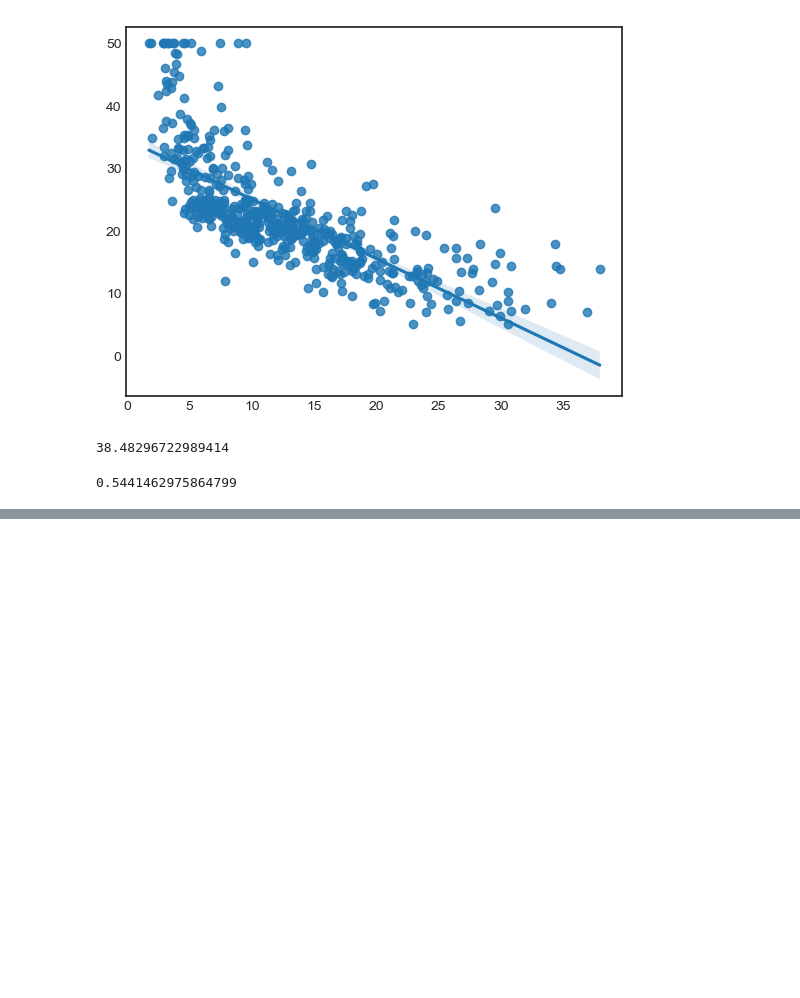
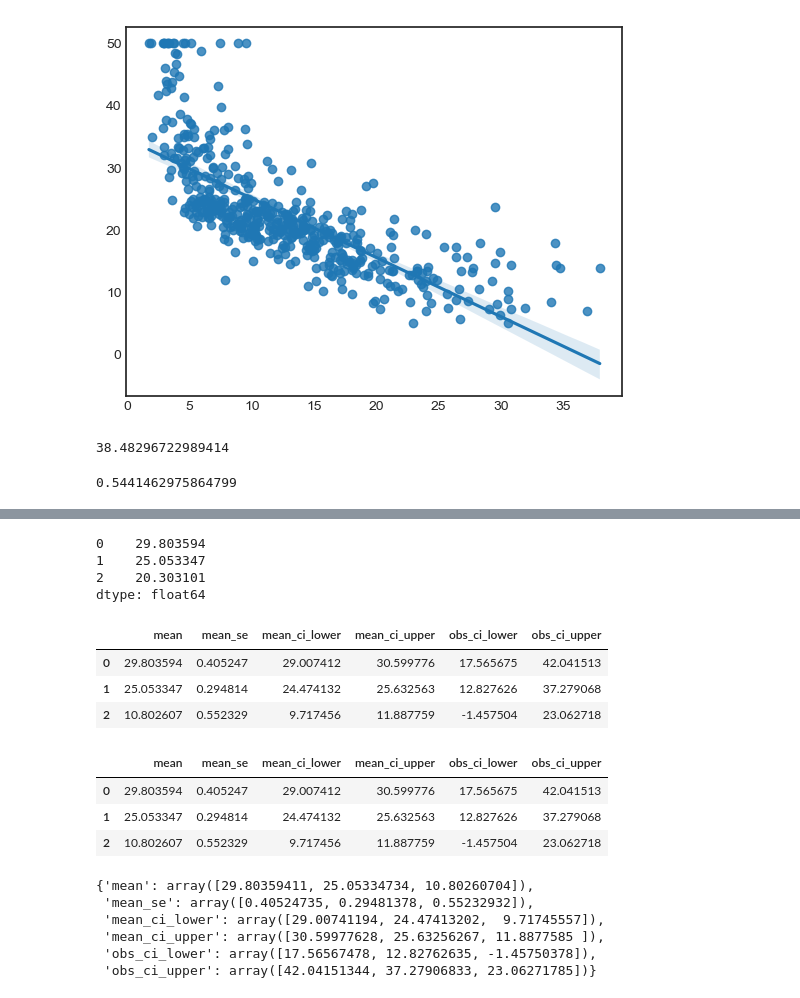
Before and after one commit to ASarkar94/ISLRv2, a Jupyter notebook: ch03_linear_regression/ch03_linear_regresion_01.ipynb, the cells around one changed output, grey strips where cells are left out. Cells and saved outputs as stored; diff of their text form; code cells hidden in the pictures; blank space fills up the shorter version.

```diff
--- a/ch03_linear_regression/ch03_linear_regresion_01.ipynb
+++ b/ch03_linear_regression/ch03_linear_regresion_01.ipynb
@@ -164,0 +222,33 @@ Length: 506, dtype: float64
+# %%
+regr_fit.predict(pd.DataFrame({'lstat': [5,10,15]}))
+# %% [output]
+0    29.803594
+1    25.053347
+2    20.303101
+dtype: float64
+# %%
+#prediction = model.get_prediction(exog=dict(x=[5,10,25]))
+prediction = regr_fit.get_prediction(exog=dict(lstat=[5,10,25]))
+# %%
+prediction.summary_frame()
+# %% [output]
+|  | mean | mean_se | mean_ci_lower | mean_ci_upper | obs_ci_lower | obs_ci_upper |
+| 0 | 29.803594 | 0.405247 | 29.007412 | 30.599776 | 17.565675 | 42.041513 |
+| 1 | 25.053347 | 0.294814 | 24.474132 | 25.632563 | 12.827626 | 37.279068 |
+| 2 | 10.802607 | 0.552329 | 9.717456 | 11.887759 | -1.457504 | 23.062718 |
+# %%
+prediction.summary_frame(alpha=0.05)
+# %% [output]
+|  | mean | mean_se | mean_ci_lower | mean_ci_upper | obs_ci_lower | obs_ci_upper |
+| 0 | 29.803594 | 0.405247 | 29.007412 | 30.599776 | 17.565675 | 42.041513 |
+| 1 | 25.053347 | 0.294814 | 24.474132 | 25.632563 | 12.827626 | 37.279068 |
+| 2 | 10.802607 | 0.552329 | 9.717456 | 11.887759 | -1.457504 | 23.062718 |
+# %%
+prediction.table
+# %% [output]
+{'mean': array([29.80359411, 25.05334734, 10.80260704]),
+ 'mean_se': array([0.40524735, 0.29481378, 0.55232932]),
+ 'mean_ci_lower': array([29.00741194, 24.47413202,  9.71745557]),
+ 'mean_ci_upper': array([30.59977628, 25.63256267, 11.8877585 ]),
+ 'obs_ci_lower': array([17.56567478, 12.82762635, -1.45750378]),
+ 'obs_ci_upper': array([42.04151344, 37.27906833, 23.06271785])}
```
Also changed, not shown: parts of 17 cells of this notebook, 25 other files.
